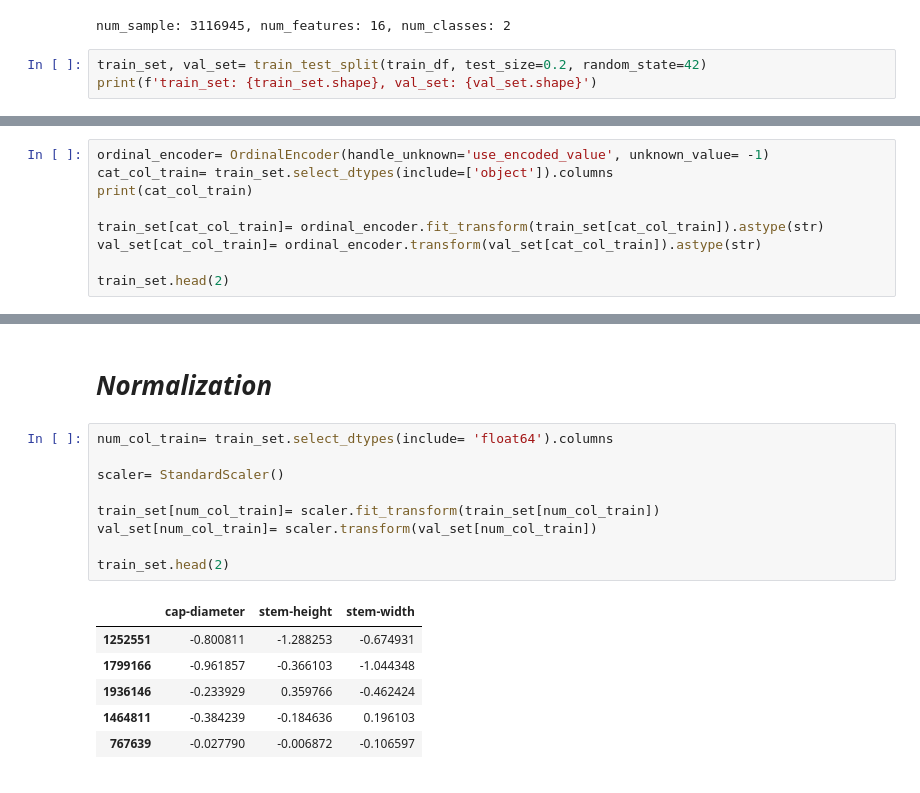
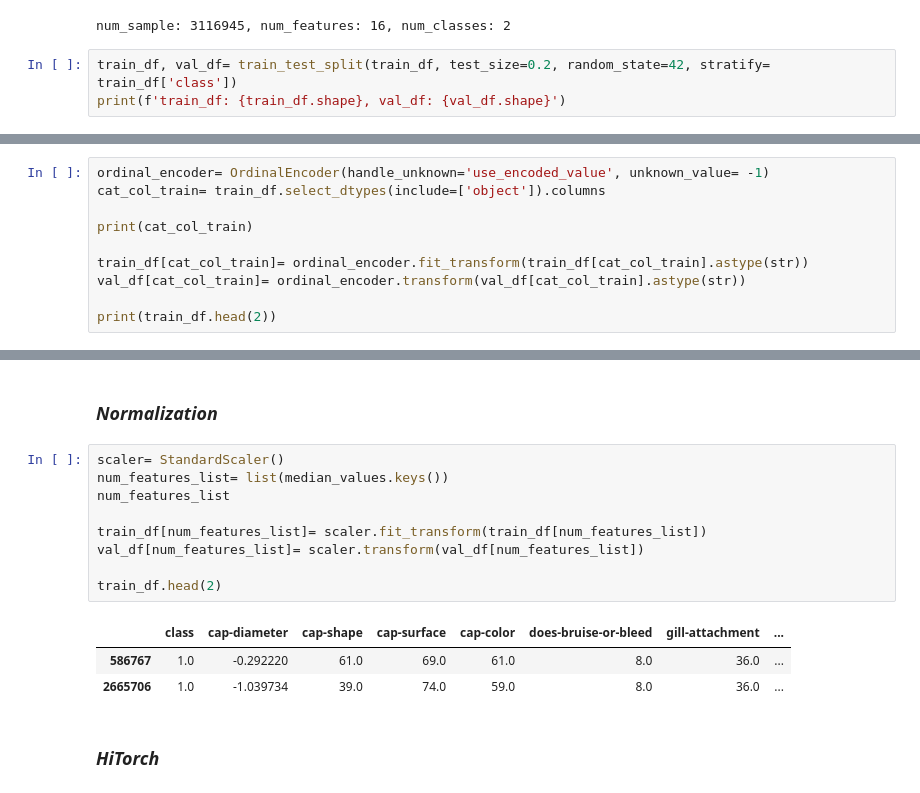
Before and after one commit to HoseinNekouei/PyTorch_Binary-Prediction-of-Poisonous-Mushrooms, a Jupyter notebook: Torch_binary_prediction_MLP.ipynb, the cells around one changed output, grey strips where cells are left out. Cells and saved outputs as stored; diff of their text form.

Commit message:
Revised the variation name, converted the data to tensors, and implemented the training loader.

```diff
--- a/Torch_binary_prediction_MLP.ipynb
+++ b/Torch_binary_prediction_MLP.ipynb
@@ -188,6 +185,6 @@ print(f'num_sample: {num_samples}, num_features: {num_features}, num_classes: {n
 # %% [output]
 num_sample: 3116945, num_features: 16, num_classes: 2
 # %%
-train_set, val_set= train_test_split(train_df, test_size=0.2, random_state=42)
-print(f'train_set: {train_set.shape}, val_set: {val_set.shape}')
+train_df, val_df= train_test_split(train_df, test_size=0.2, random_state=42, stratify= train_df['class'])
+print(f'train_df: {train_df.shape}, val_df: {val_df.shape}')
 # %% [output]
@@ -197,12 +194,13 @@ train_set: (2493556, 17), val_set: (623389, 17)
 # %%
 ordinal_encoder= OrdinalEncoder(handle_unknown='use_encoded_value', unknown_value= -1)
-cat_col_train= train_set.select_dtypes(include=['object']).columns
+cat_col_train= train_df.select_dtypes(include=['object']).columns
+
 print(cat_col_train)
 
-train_set[cat_col_train]= ordinal_encoder.fit_transform(train_set[cat_col_train]).astype(str)
-val_set[cat_col_train]= ordinal_encoder.transform(val_set[cat_col_train]).astype(str)
+train_df[cat_col_train]= ordinal_encoder.fit_transform(train_df[cat_col_train].astype(str))
+val_df[cat_col_train]= ordinal_encoder.transform(val_df[cat_col_train].astype(str))
 
-train_set.head(2)
+print(train_df.head(2))
 # %% [output]
 Index(['class', 'cap-shape', 'cap-surface', 'cap-color',
        'does-bruise-or-bleed', 'gill-attachment', 'gill-spacing', 'gill-color',
@@ -247,18 +238,17 @@ Available RAM: 6.16 GB
 # %% [markdown]
-# *Normalization*
+### *Normalization*
-# %%
-num_col_train= train_set.select_dtypes(include= 'float64').columns
-
-scaler= StandardScaler()
-
-train_set[num_col_train]= scaler.fit_transform(train_set[num_col_train])
-val_set[num_col_train]= scaler.transform(val_set[num_col_train])
-
-train_set.head(2)
-# %% [output]
-|  | cap-diameter | stem-height | stem-width |
-| 1252551 | -0.800811 | -1.288253 | -0.674931 |
-| 1799166 | -0.961857 | -0.366103 | -1.044348 |
-| 1936146 | -0.233929 | 0.359766 | -0.462424 |
-| 1464811 | -0.384239 | -0.184636 | 0.196103 |
-| 767639 | -0.027790 | -0.006872 | -0.106597 |
+# %%
+scaler= StandardScaler()
+num_features_list= list(median_values.keys())
+num_features_list
+
+train_df[num_features_list]= scaler.fit_transform(train_df[num_features_list])
+val_df[num_features_list]= scaler.transform(val_df[num_features_list])
+
+train_df.head(2)
+# %% [output]
+|  | class | cap-diameter | cap-shape | cap-surface | cap-color | does-bruise-or-bleed | gill-attachment | ... |
+| 586767 | 1.0 | -0.292220 | 61.0 | 69.0 | 61.0 | 8.0 | 36.0 | ... |
+| 2665706 | 1.0 | -1.039734 | 39.0 | 74.0 | 59.0 | 8.0 | 36.0 | ... |
+# %% [markdown]
+### *HiTorch*
```
Also changed, not shown: parts of 20 cells of this notebook.
